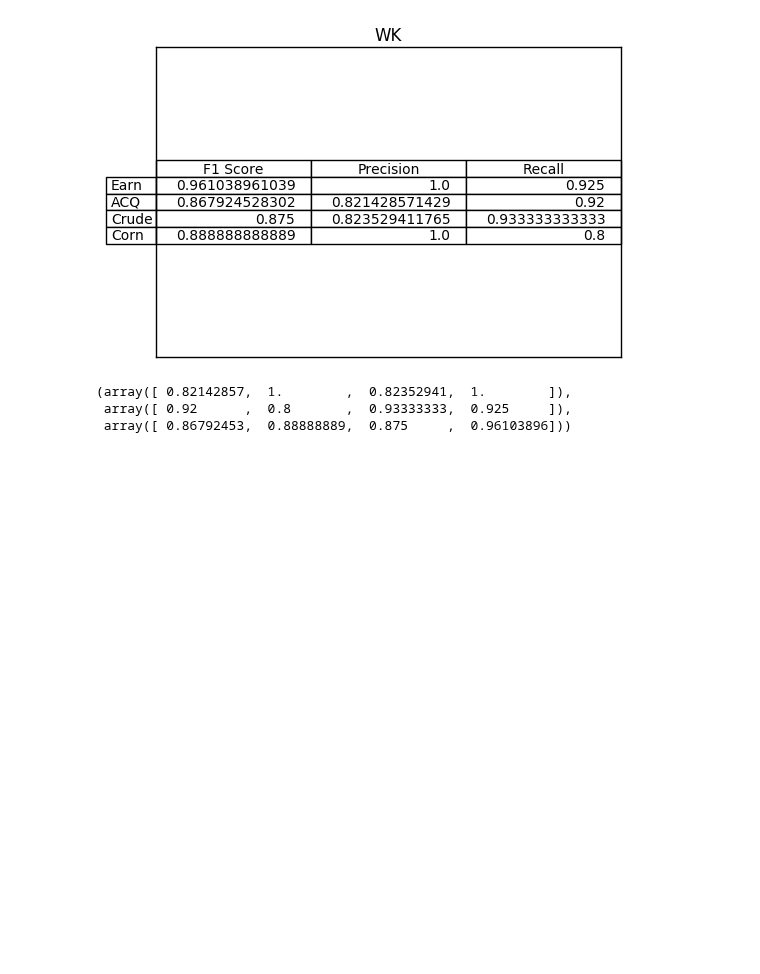
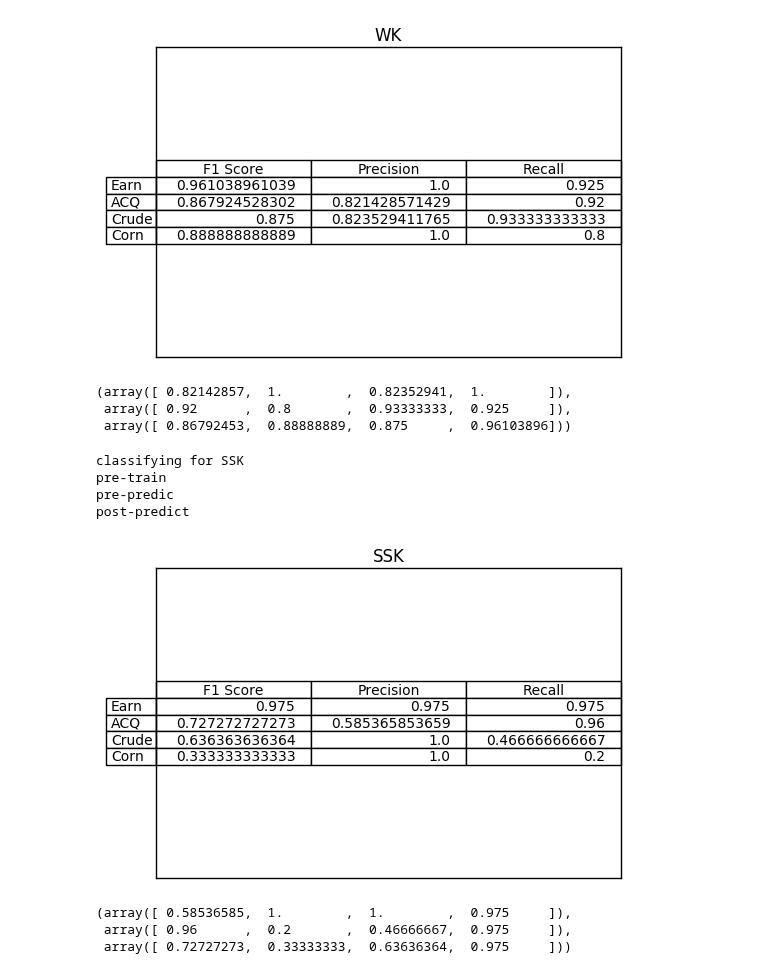
Before and after one commit to fabianschilling/string-kernels, a Jupyter notebook: notebooks/StartExperiment.ipynb, the cells around one changed output. Drawn from its saved outputs; the diff is of its cells as text; code cells hidden in the pictures; blank space fills up the shorter version.

```diff
--- a/notebooks/StartExperiment.ipynb
+++ b/notebooks/StartExperiment.ipynb
@@ -53,7 +68,16 @@ testExp.run_SSK_test(3,0.5)
 print time.time() - start
 # %%
 #This seems to be taking forever... find out why
-testExp.run_SSK_test(3,0.5,"../results/test/full14")
+testExp.run_SSK_test(3,0.5,"../results/test4/split1_12")
+# %% [output]
+classifying for SSK
+pre-train
+pre-predic
+post-predict
+[figure, added]
+(array([ 0.58536585,  1.        ,  1.        ,  0.975     ]),
+ array([ 0.96      ,  0.2       ,  0.46666667,  0.975     ]),
+ array([ 0.72727273,  0.33333333,  0.63636364,  0.975     ]))
 # %%
 
 testExp.run_SSK_test(5,0.5)
```
Also changed, not shown: parts of 4 cells of this notebook, 4 other files.
